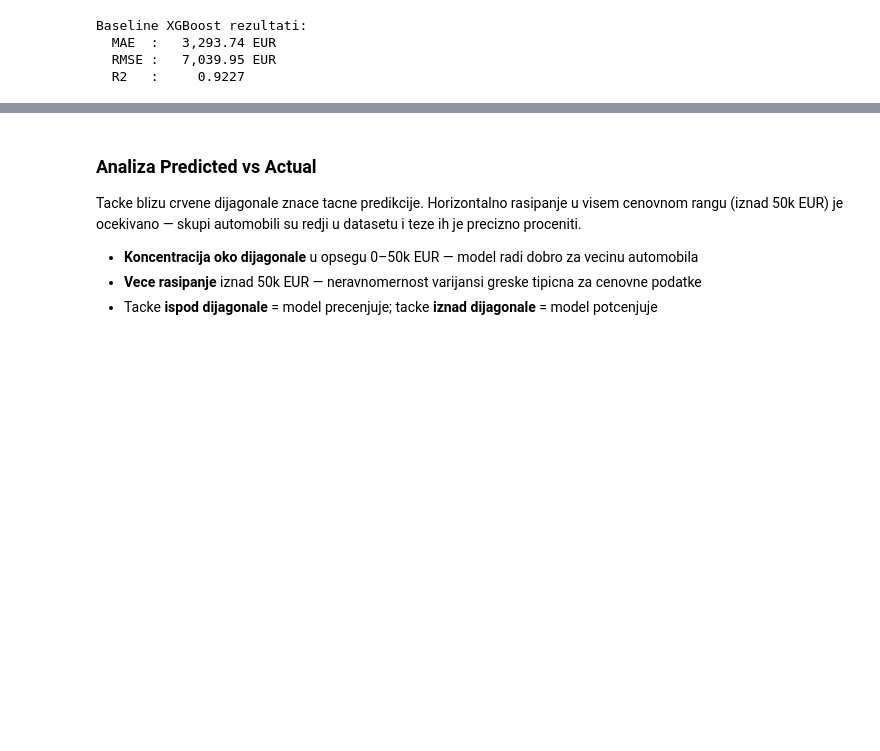
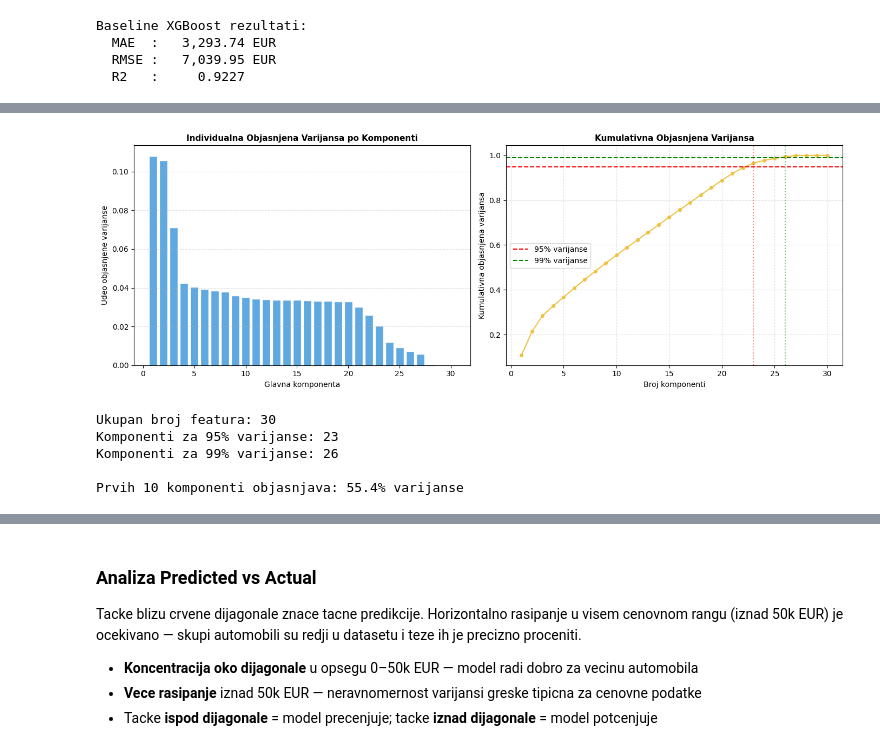
Before and after one commit to IsidorIvanov/used-car-price-prediction, a Jupyter notebook: src/xgboost_regression.ipynb, the cells around one changed output, grey strips where cells are left out. Drawn from its saved outputs; the diff is of its cells as text; code cells hidden in the pictures; blank space fills up the shorter version.

```diff
--- a/src/xgboost_regression.ipynb
+++ b/src/xgboost_regression.ipynb
@@ -284,0 +325,58 @@ Najbolji CV MAE: 3,068.88 EUR
+# %%
+# Korak 6a: Standardizacija i analiza objasnjene varijanse
+
+# PCA zahteva standardizovane podatke
+scaler = StandardScaler()
+X_train_scaled = scaler.fit_transform(X_train)
+X_test_scaled = scaler.transform(X_test)
+
+# Fitujemo PCA sa svim komponentama da vidimo objasnjenu varijansu
+pca_full = PCA(random_state=42)
+pca_full.fit(X_train_scaled)
+
+cumulative_var = np.cumsum(pca_full.explained_variance_ratio_)
+
+# Grafikon objasnjene varijanse
+fig, axes = plt.subplots(1, 2, figsize=(14, 5))
+
+# Levi: individualna objasnjena varijansa
+ax = axes[0]
+ax.bar(range(1, len(pca_full.explained_variance_ratio_) + 1),
+       pca_full.explained_variance_ratio_, color='#60a8e0', edgecolor='white')
+ax.set_title('Individualna Objasnjena Varijansa po Komponenti', fontsize=11, fontweight='bold')
+ax.set_xlabel('Glavna komponenta')
+ax.set_ylabel('Udeo objasnjene varijanse')
+ax.grid(axis='y', linestyle='--', alpha=0.4)
+
+# Desni: kumulativna objasnjena varijansa
+ax = axes[1]
+ax.plot(range(1, len(cumulative_var) + 1), cumulative_var, 'o-', color='#f0c040', markersize=4)
+ax.axhline(y=0.95, color='red', linestyle='--', lw=1.5, label='95% varijanse')
+ax.axhline(y=0.99, color='green', linestyle='--', lw=1.5, label='99% varijanse')
+
+# Obelezi koliko komponenti treba za 95% i 99%
+n_95 = np.argmax(cumulative_var >= 0.95) + 1
+n_99 = np.argmax(cumulative_var >= 0.99) + 1
+ax.axvline(x=n_95, color='red', linestyle=':', alpha=0.5)
+ax.axvline(x=n_99, color='green', linestyle=':', alpha=0.5)
+
+ax.set_title('Kumulativna Objasnjena Varijansa', fontsize=11, fontweight='bold')
+ax.set_xlabel('Broj komponenti')
+ax.set_ylabel('Kumulativna objasnjena varijansa')
+ax.legend()
+ax.grid(linestyle='--', alpha=0.4)
+
+plt.tight_layout()
+plt.show()
+
+print(f"Ukupan broj featura: {X_train.shape[1]}")
+print(f"Komponenti za 95% varijanse: {n_95}")
+print(f"Komponenti za 99% varijanse: {n_99}")
+print(f"\nPrvih 10 komponenti objasnjava: {cumulative_var[9]*100:.1f}% varijanse")
+# %% [output]
+[figure, added]
+Ukupan broj featura: 30
+Komponenti za 95% varijanse: 23
+Komponenti za 99% varijanse: 26
+
+Prvih 10 komponenti objasnjava: 55.4% varijanse
```
Also changed, not shown: parts of 23 cells of this notebook, 1 other file.
